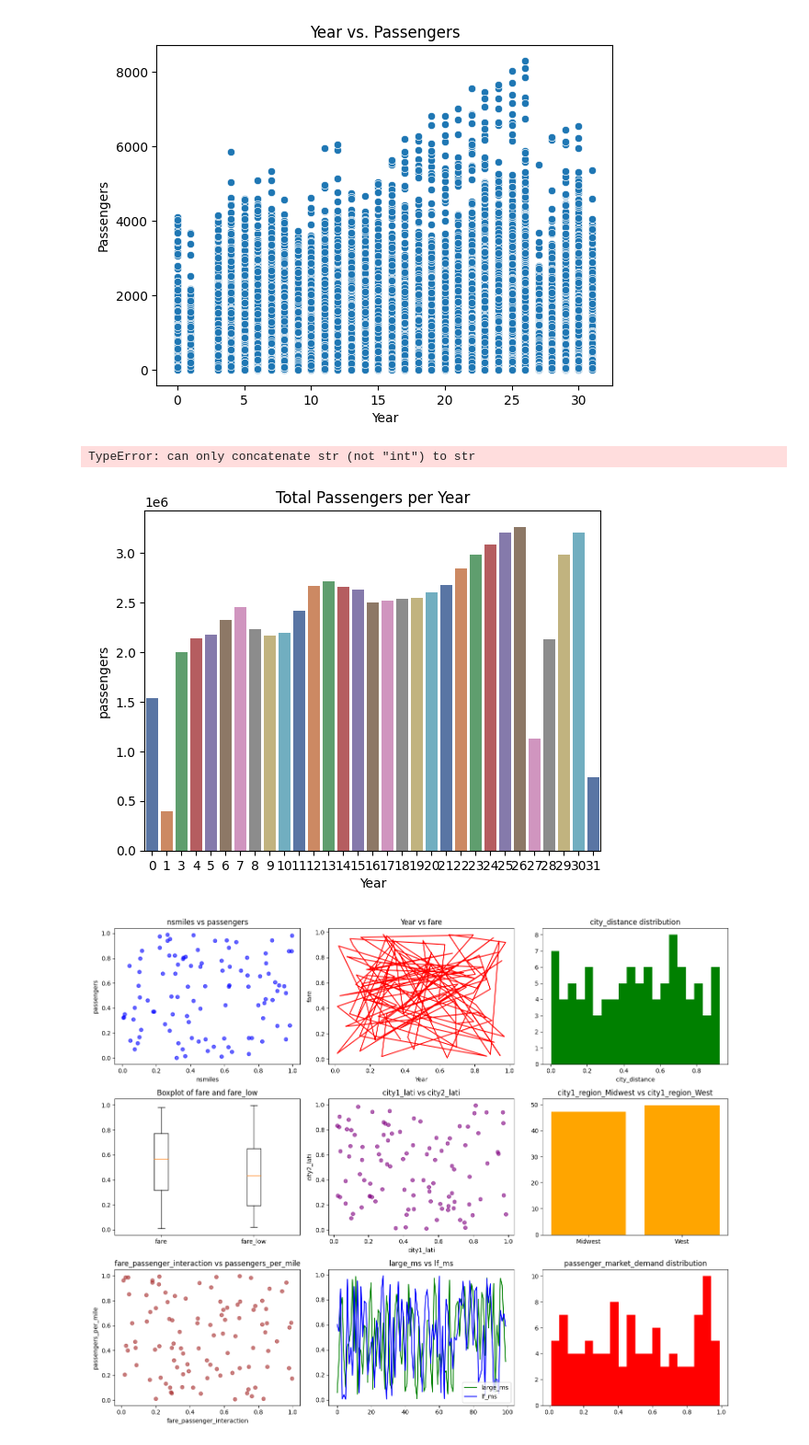
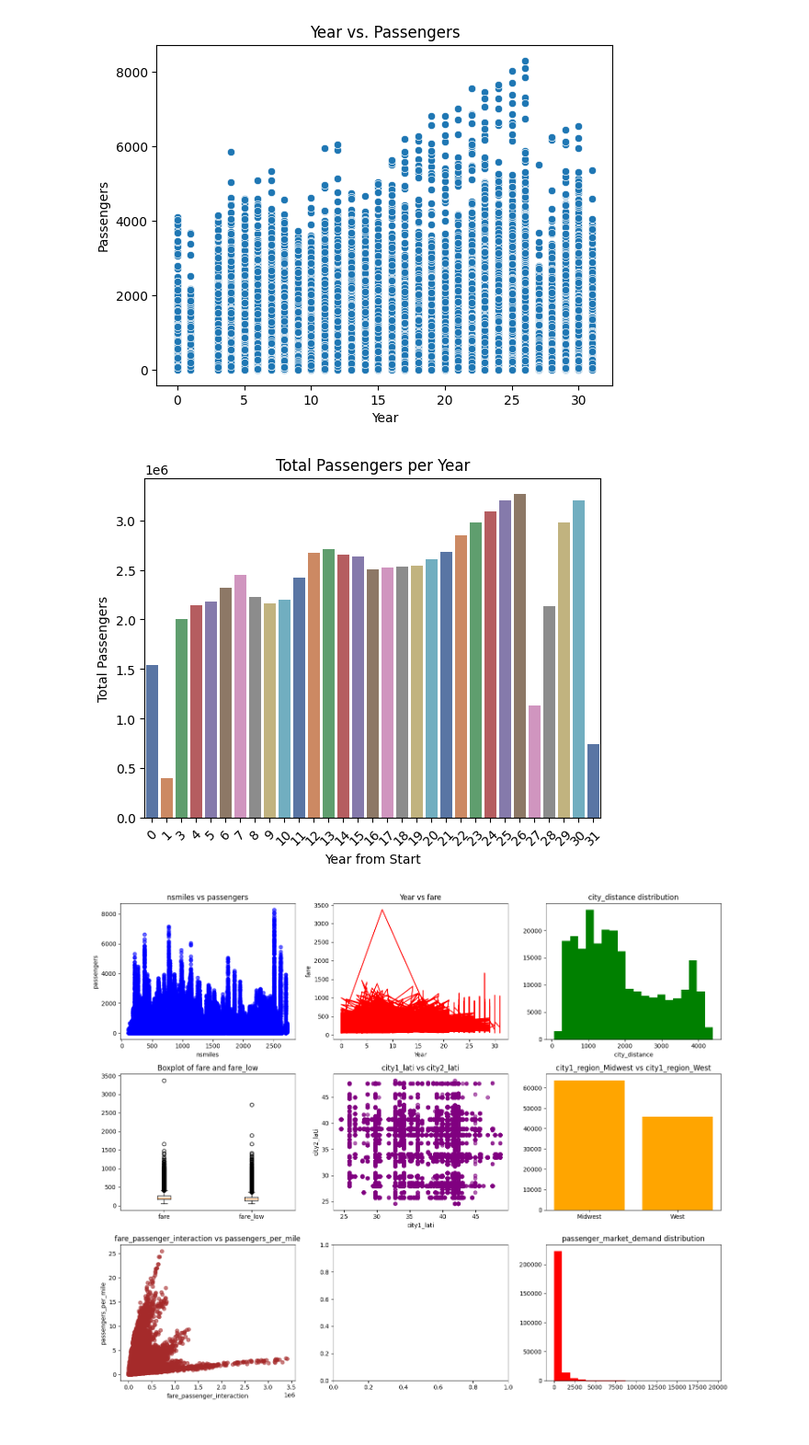
Before and after one commit to ashtonmcox/CDC, a Jupyter notebook: new_feature_plots.ipynb, the cells around one changed output. Shown at 92% size. Cells and saved outputs as stored; diff of their text form; code cells hidden in the pictures.

```diff
--- a/new_feature_plots.ipynb
+++ b/new_feature_plots.ipynb
@@ -21,10 +19,6 @@ plt.show()
 # %% [output]
 [figure]
 # %%
-# Load the data
-df = pd.read_pickle("final_features.pkl")
-
-# Group by Year and calculate the total number of passengers per year
 yearly_passengers = df.groupby('Year')['passengers'].sum().reset_index()
 
 # Create histogram
@@ -32,7 +26,7 @@ sns.barplot(data=yearly_passengers, x='Year', y='passengers', palette='deep')
 
 # Add titles and labels
 plt.title('Total Passengers per Year')
-plt.xlabel('Year' + 1993)
+plt.xlabel('Year from Start')
 plt.ylabel('Total Passengers')
 
 # Rotate x-ticks for better readability if needed
@@ -41,82 +35,52 @@ plt.xticks(rotation=45)
 # Show plot
 plt.show()
 # %% [output]
-TypeError: can only concatenate str (not "int") to str
-[figure, old version]
+[figure, new version]
 # %%
-import matplotlib.pyplot as plt
-import pandas as pd
-import numpy as np
-
-# Sample data creation for illustration (normally, we'd use real data)
-features = ['Year', 'citymarketid_1', 'citymarketid_2', 'nsmiles', 'passengers',
-       'fare', 'large_ms', 'fare_lg', 'lf_ms', 'fare_low', 'city1_lati',
-       'city1_long', 'city2_lati', 'city2_long', 'airportid_1_encoded',
-       'airportid_2_encoded', 'fare_passenger_interaction', 'city_distance',
-       'fare_diff_lg_low', 'fare_low_lf_ms_interaction',
-       'citymarketid_1_encoded', 'citymarketid_2_encoded', 'large_ms_std',
-       'lf_ms_std', 'passengers_per_mile', 'passenger_market_demand',
-       'miles/passenger', 'city1_popularity', 'city2_popularity',
-       'nmiles/popularity1', 'city1_region_Midwest', 'city1_region_Northeast',
-       'city1_region_Other', 'city1_region_South', 'city1_region_West',
-       'city2_region_Midwest', 'city2_region_Northeast', 'city2_region_Other',
-       'city2_region_South', 'city2_region_West']
-
-# Create a fake DataFrame with random values for these features for demonstration
-np.random.seed(42)  # For reproducible results
-data = pd.DataFrame(np.random.rand(100, len(features)), columns=features)
-
-# Plotting some of the main features for visualization
 fig, axs = plt.subplots(3, 3, figsize=(15, 12))
 
-# Scatter plot between 'nsmiles' and 'passengers'
-axs[0, 0].scatter(data['nsmiles'], data['passengers'], alpha=0.6, color='b')
+# Scatter plot between nsmiles and passengers
+axs[0, 0].scatter(df['nsmiles'], df['passengers'], alpha=0.6, color='b')
 axs[0, 0].set_title('nsmiles vs passengers')
 axs[0, 0].set_xlabel('nsmiles')
 axs[0, 0].set_ylabel('passengers')
 
-# Line plot for 'fare' over 'Year'
-axs[0, 1].plot(data['Year'], data['fare'], color='r')
+# Line plot for fare over Year
+axs[0, 1].plot(df['Year'], df['fare'], color='r')
 axs[0, 1].set_title('Year vs fare')
 axs[0, 1].set_xlabel('Year')
 axs[0, 1].set_ylabel('fare')
 
-# Histogram of 'city_distance'
-axs[0, 2].hist(data['city_distance'], bins=20, color='g')
+# Histogram of city_distance
+axs[0, 2].hist(df['city_distance'], bins=20, color='g')
 axs[0, 2].set_title('city_distance distribution')
 axs[0, 2].set_xlabel('city_distance')
 
-# Boxplot of 'fare' and 'fare_low'
-axs[1, 0].boxplot([data['fare'], data['fare_low']], labels=['fare', 'fare_low'])
+# Boxplot of fare and fare_low
+axs[1, 0].boxplot([df['fare'], df['fare_low']], labels=['fare', 'fare_low'])
 axs[1, 0].set_title('Boxplot of fare and fare_low')
 
-# Scatter plot between 'city1_lati' and 'city2_lati'
-axs[1, 1].scatter(data['city1_lati'], data['city2_lati'], alpha=0.6, color='purple')
+# Scatter plot between city1_lati and city2_lati
+axs[1, 1].scatter(df['city1_lati'], df['city2_lati'], alpha=0.6, color='purple')
 axs[1, 1].set_title('city1_lati vs city2_lati')
 axs[1, 1].set_xlabel('city1_lati')
 axs[1, 1].set_ylabel('city2_lati')
 
-# Bar plot for 'city1_region_Midwest' and 'city1_region_West'
-axs[1, 2].bar(['Midwest', 'West'], [data['city1_region_Midwest'].sum(), data['city1_region_West'].sum()], color='orange')
+# Bar plot for city1_region_Midwest and city1_region_West
+axs[1, 2].bar(['Midwest', 'West'], [df['city1_region_Midwest'].sum(), df['city1_region_West'].sum()], color='orange')
 axs[1, 2].set_title('city1_region_Midwest vs city1_region_West')
 
-# Scatter plot for 'fare_passenger_interaction' vs 'passengers_per_mile'
-axs[2, 0].scatter(data['fare_passenger_interaction'], data['passengers_per_mile'], alpha=0.6, color='brown')
+# Scatter plot for fare_passenger_interaction vs passengers_per_mile
+axs[2, 0].scatter(df['fare_passenger_interaction'], df['passengers_per_mile'], alpha=0.6, color='brown')
 axs[2, 0].set_title('fare_passenger_interaction vs passengers_per_mile')
 axs[2, 0].set_xlabel('fare_passenger_interaction')
 axs[2, 0].set_ylabel('passengers_per_mile')
 
-# Line plot of 'large_ms' and 'lf_ms' over index
-axs[2, 1].plot(data.index, data['large_ms'], label='large_ms', color='green')
-axs[2, 1].plot(data.index, data['lf_ms'], label='lf_ms', color='blue')
-axs[2, 1].set_title('large_ms vs lf_ms')
-axs[2, 1].legend()
-
-# Histogram for 'passenger_market_demand'
-axs[2, 2].hist(data['passenger_market_demand'], bins=20, color='red')
+# Histogram for passenger_market_demand
+axs[2, 2].hist(df['passenger_market_demand'], bins=20, color='red')
 axs[2, 2].set_title('passenger_market_demand distribution')
 
 plt.tight_layout()
 plt.show()
 # %% [output]
-[figure, old version]
+[figure, new version]
```
Also changed, not shown: parts of 1 cell of this notebook.
